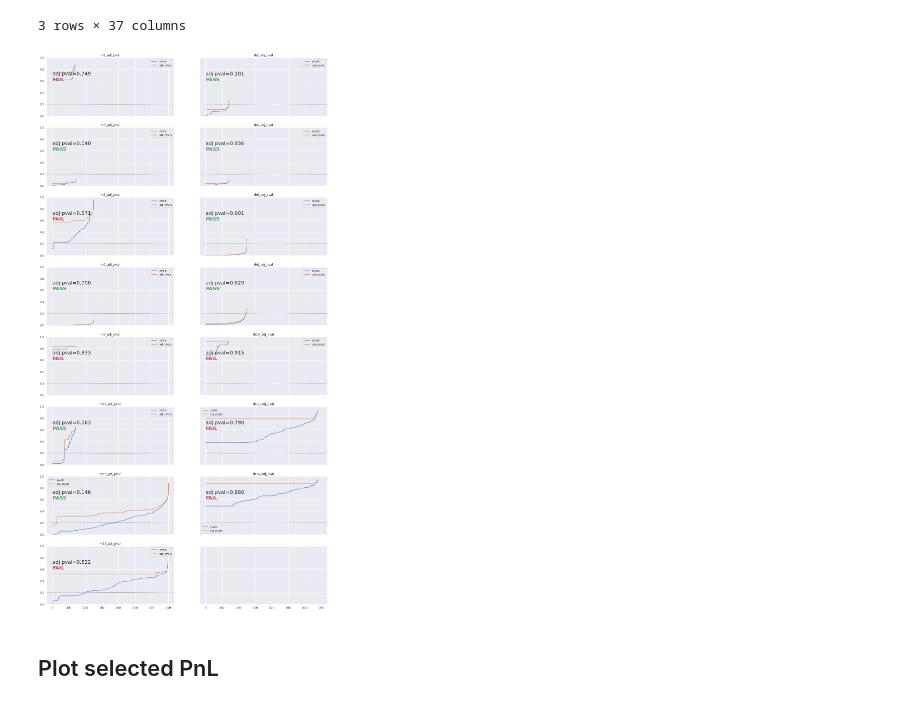
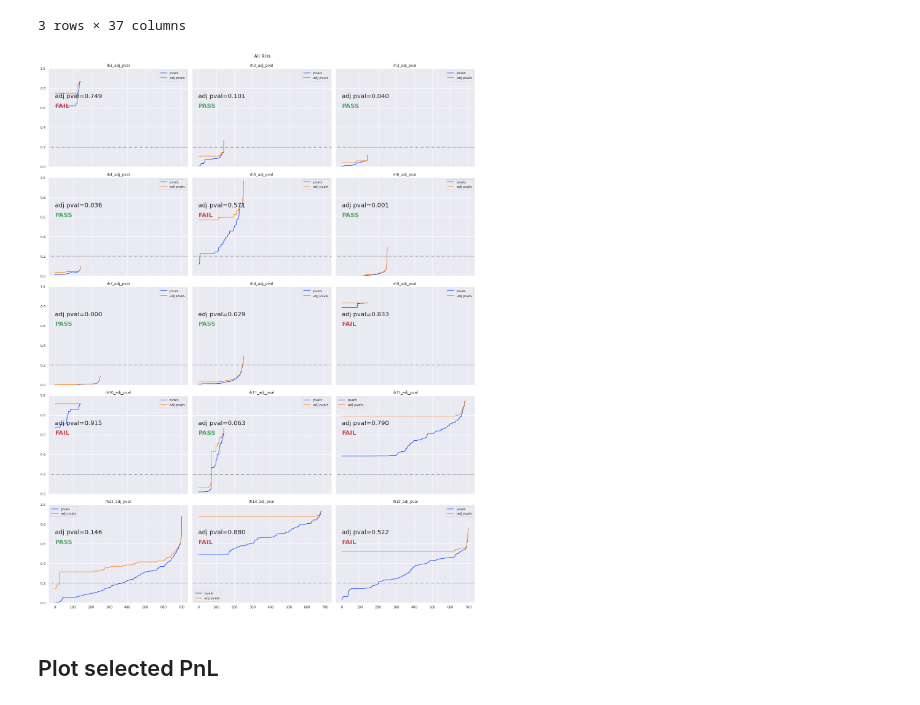
Before and after one commit to ajmal017/amp, a Jupyter notebook: PartTask2751_Master_pipeline_runs_aggregate_results.ipynb, the cells around one changed output. Drawn from its saved outputs; the diff is of its cells as text; code cells hidden in the pictures.

Commit message:
PartTask2751: added suptitle parameter, tight layout

```diff
--- a/PartTask2751_Master_pipeline_runs_aggregate_results.ipynb
+++ b/PartTask2751_Master_pipeline_runs_aggregate_results.ipynb
@@ -207,11 +207,11 @@ adj_cols = tags + "_adj_pval"
 # %%
 plot.multipletests_plot(
     results_df[adj_cols],
     threshold=eval_config["global_adj_pval_threshold"],
-    num_cols=2
+    num_cols=3, suptitle = "All RHs"
 )
 # %% [output]
-[figure, old version]
+[figure, new version]
 # %% [markdown]
 ## Plot selected PnL
 # %%
```
Also changed, not shown: parts of 2 cells of this notebook, 2 other files.
